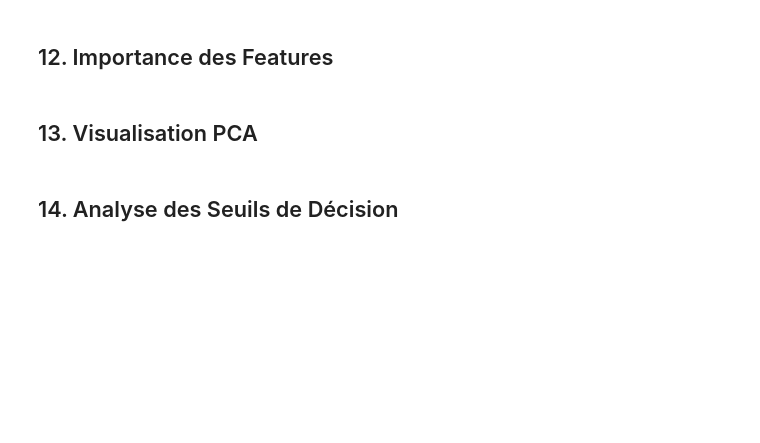
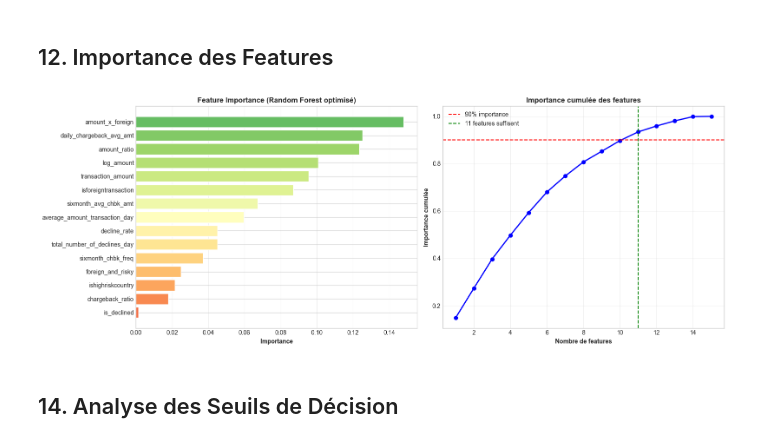
Before and after one commit to khalid058r/Fraude_detection_Trans, a Jupyter notebook: Credit_Card_Fraud_Improved.ipynb, the cells around one changed output. Cells and saved outputs as stored; diff of their text form; code cells hidden in the pictures; blank space fills up the shorter version.

```diff
--- a/Credit_Card_Fraud_Improved.ipynb
+++ b/Credit_Card_Fraud_Improved.ipynb
@@ -698,7 +677,7 @@ print("-" * 65)
 
 for name, r in cv_results.items():
     gap = r['train_accuracy'] - r['accuracy_mean']
-    status = "⚠️ Overfit" if gap > 0.05 else "✅ OK"
+    status = " Overfit" if gap > 0.05 else " OK"
     print(f"{name:<22} {r['train_accuracy']:.4f}     {r['accuracy_mean']:.4f}     {gap:+.4f}   {status}")
 print("-" * 65)
 # %% [output]
@@ -991,37 +972,32 @@ importances = best_rf.feature_importances_
 feat_imp = pd.DataFrame({
     'Feature': feature_names,
     'Importance': importances
 }).sort_values('Importance', ascending=False)
 
 fig, axes = plt.subplots(1, 2, figsize=(16, 6))
 
 # Bar chart
 colors = plt.cm.RdYlGn_r(np.linspace(0.2, 0.8, len(feat_imp)))
 axes[0].barh(feat_imp['Feature'], feat_imp['Importance'], color=colors, edgecolor='white')
 axes[0].set_xlabel('Importance', fontweight='bold')
 axes[0].set_title('Feature Importance (Random Forest optimisé)', fontweight='bold')
 axes[0].invert_yaxis()
 axes[0].grid(axis='x', alpha=0.3)
 
 # Cumulative importance
 feat_imp_sorted = feat_imp.sort_values('Importance', ascending=False)
 cumulative = feat_imp_sorted['Importance'].cumsum()
 axes[1].plot(range(1, len(cumulative)+1), cumulative.values, 'bo-', linewidth=2)
 axes[1].axhline(y=0.9, color='red', linestyle='--', label='90% importance')
 n_90 = (cumulative < 0.9).sum() + 1
 axes[1].axvline(x=n_90, color='green', linestyle='--', label=f'{n_90} features suffisent')
 axes[1].set_xlabel('Nombre de features', fontweight='bold')
 axes[1].set_ylabel('Importance cumulée', fontweight='bold')
 axes[1].set_title('Importance cumulée des features', fontweight='bold')
 axes[1].legend()
 axes[1].grid(alpha=0.3)
 
 plt.tight_layout()
 plt.show()
-
-print("\n Top features :")
-for _, row in feat_imp.head(8).iterrows():
-    bar = '█' * int(row['Importance'] * 50)
-    print(f"  {row['Feature']:<35} {row['Importance']:.4f} {bar}")
+# %% [output]
+[figure, added]
-# %% [markdown]
-## 13. Visualisation PCA
```
Also changed, not shown: parts of 16 cells of this notebook, 2 other files.
